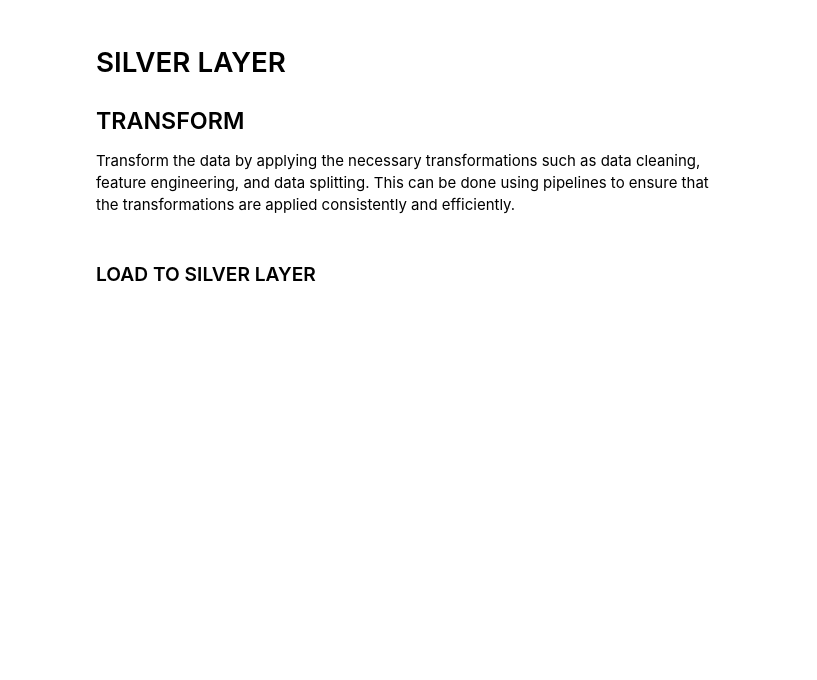
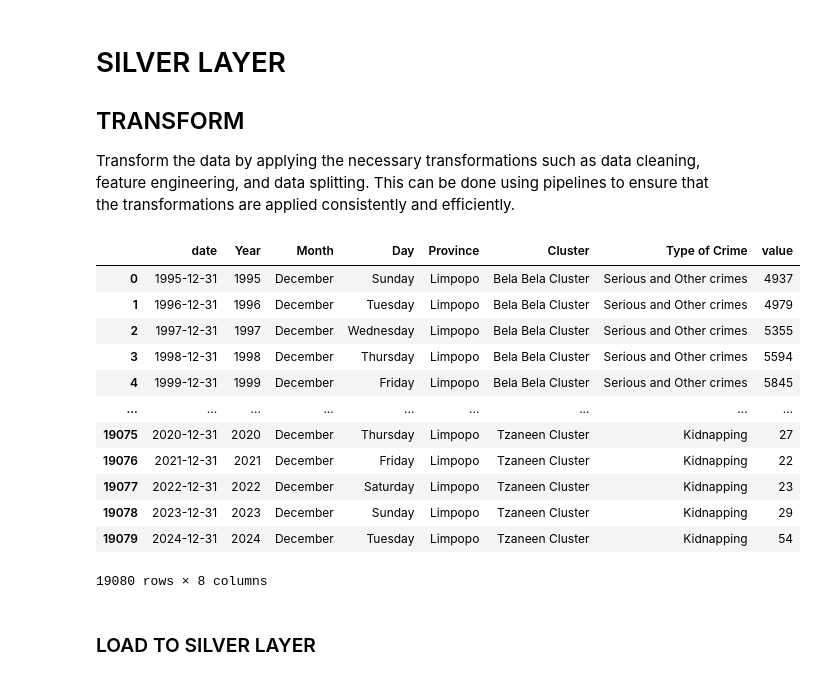
Before and after one commit to Thabiso-Lekwadu/Data-Science-Capstone-Project, a Jupyter notebook: Crime Data Cleaning.ipynb, the cells around one changed output. Cells and saved outputs as stored; diff of their text form; code cells hidden in the pictures; blank space fills up the shorter version.

```diff
--- a/Crime Data Cleaning.ipynb
+++ b/Crime Data Cleaning.ipynb
@@ -68,9 +70,9 @@ population_unemployment.to_excel(r"C:/Users/amare/OneDrive/Desktop/Crime Hotspot
 ### EXTRACT (FROM BRONZE LAYER)
 Extract the data from the bronze layer and load it into a dataframe for transformation
 # %%
-df1 = pd.read_excel(r"C:/Users/amare/OneDrive/Desktop/Crime Hotspots Capstone Project/datasets/Data Lakehouse/1. Bronze Layer/Crime Data/1st Batch.xlsx")
-df2 = pd.read_excel(r"C:/Users/amare/OneDrive/Desktop/Crime Hotspots Capstone Project/datasets/Data Lakehouse/1. Bronze Layer/Crime Data/2nd Batch.xlsx")
-df3 = pd.read_excel(r"C:/Users/amare/OneDrive/Desktop/Crime Hotspots Capstone Project/datasets/Data Lakehouse/1. Bronze Layer/Crime Data/3rd Batch.xlsx")
+df1 = pd.read_excel(r"C:/Users/amare/OneDrive/Desktop/Crime Hotspots Capstone Project/datasets/Private/Data Lakehouse/1. Bronze Layer/Crime Data/1st Batch.xlsx")
+df2 = pd.read_excel(r"C:/Users/amare/OneDrive/Desktop/Crime Hotspots Capstone Project/datasets/Private/Data Lakehouse/1. Bronze Layer/Crime Data/2nd Batch.xlsx")
+df3 = pd.read_excel(r"C:/Users/amare/OneDrive/Desktop/Crime Hotspots Capstone Project/datasets/Private/Data Lakehouse/1. Bronze Layer/Crime Data/3rd Batch.xlsx")
 # %% [markdown]
 # SILVER LAYER
 ## TRANSFORM
@@ -95,6 +97,22 @@ data_split_pipe = Pipeline([
     ("New Cols", feature_engineering())
     ])
 crime_data = data_split_pipe.fit_transform(data)
+# %%
+crime_data
+# %% [output]
+|  | date | Year | Month | Day | Province | Cluster | Type of Crime | value |
+| 0 | 1995-12-31 | 1995 | December | Sunday | Limpopo | Bela Bela Cluster | Serious and Other crimes | 4937 |
+| 1 | 1996-12-31 | 1996 | December | Tuesday | Limpopo | Bela Bela Cluster | Serious and Other crimes | 4979 |
+| 2 | 1997-12-31 | 1997 | December | Wednesday | Limpopo | Bela Bela Cluster | Serious and Other crimes | 5355 |
+| 3 | 1998-12-31 | 1998 | December | Thursday | Limpopo | Bela Bela Cluster | Serious and Other crimes | 5594 |
+| 4 | 1999-12-31 | 1999 | December | Friday | Limpopo | Bela Bela Cluster | Serious and Other crimes | 5845 |
+| ... | ... | ... | ... | ... | ... | ... | ... | ... |
+| 19075 | 2020-12-31 | 2020 | December | Thursday | Limpopo | Tzaneen Cluster | Kidnapping | 27 |
+| 19076 | 2021-12-31 | 2021 | December | Friday | Limpopo | Tzaneen Cluster | Kidnapping | 22 |
+| 19077 | 2022-12-31 | 2022 | December | Saturday | Limpopo | Tzaneen Cluster | Kidnapping | 23 |
+| 19078 | 2023-12-31 | 2023 | December | Sunday | Limpopo | Tzaneen Cluster | Kidnapping | 29 |
+| 19079 | 2024-12-31 | 2024 | December | Tuesday | Limpopo | Tzaneen Cluster | Kidnapping | 54 |
+19080 rows × 8 columns
 # %%
 crime_data = crime_data.sort_values(by=["Cluster", "date"])
 # %% [markdown]
```
Also changed, not shown: parts of 24 cells of this notebook.
